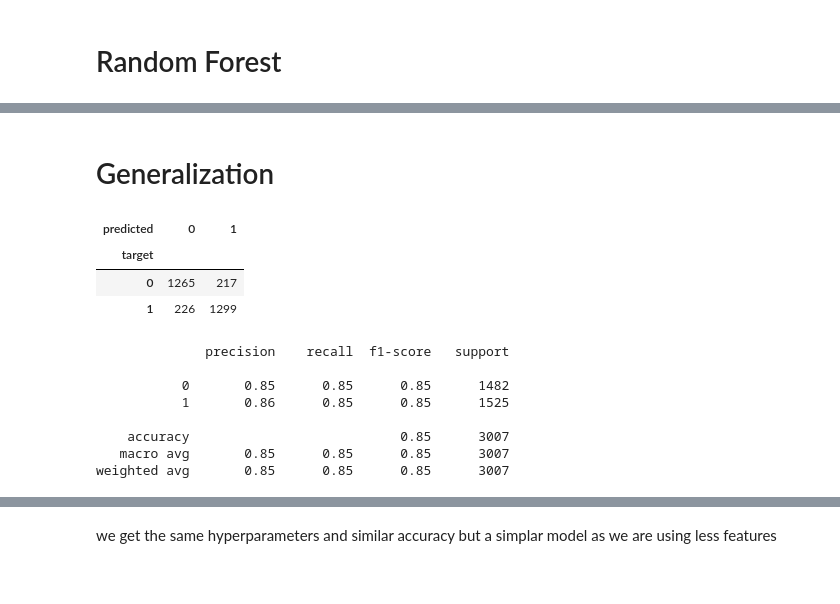
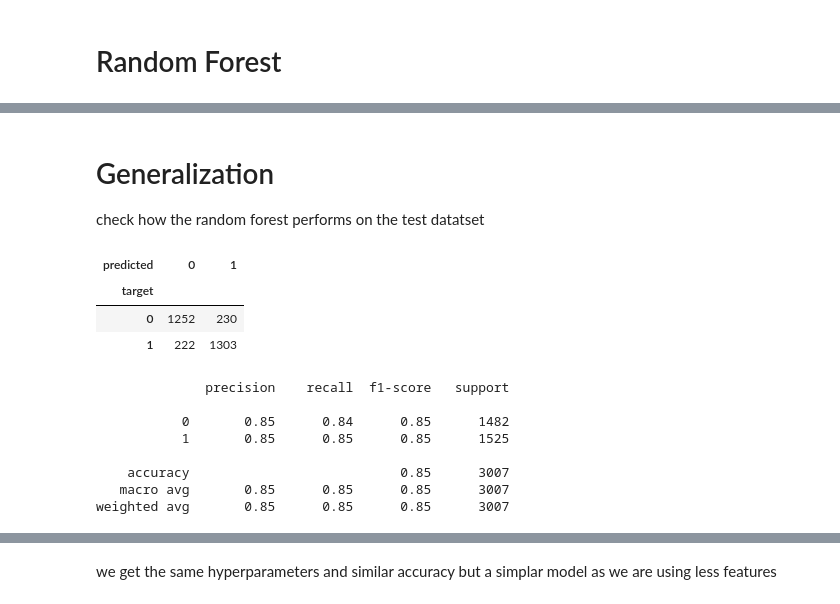
Before and after one commit to jezu1/ML_NASAProject, a Jupyter notebook: Machine_Learning_final_version.ipynb, the cells around one changed output, grey strips where cells are left out. Saved outputs shown, nothing was run; the diff lists cells and outputs as text; code cells hidden in the pictures.

```diff
--- a/Machine_Learning_final_version.ipynb
+++ b/Machine_Learning_final_version.ipynb
@@ -229,5 +177,7 @@ the following columns are useless for predictions and can be dropped
 # %%
-#drop for prediction useless columns (names, etc) useless columns
+#drop for prediction useless columns (names, etc)
 df_nasa.drop(columns=['KepID','KOIName','KeplerName', \
                     'ExoplanetArchiveDisposition','TCEDeliver',\
-                    'TCEPlanetNumber','DispositionUsingKeplerData'], inplace=True)
+                    'TCEPlanetNumber','DispositionUsingKeplerData',
+                     'NotTransit-LikeFalsePositiveFlag','koi_fpflag_ss',
+                     'CentroidOffsetFalsePositiveFlag','EphemerisMatchIndicatesContaminationFalsePositiveFlag'], inplace=True)
@@ -343,6 +288,3 @@ to be able to sum the values we first have to impute the missing values as some
-# %%
-#drop flags (still not hundered percent sure about this one)
-df_nasa.drop(columns=['NotTransit-LikeFalsePositiveFlag','koi_fpflag_ss','CentroidOffsetFalsePositiveFlag','EphemerisMatchIndicatesContaminationFalsePositiveFlag'], inplace=True)
 # %% [markdown]
 # Split data in train and test
 # %%
@@ -570,13 +505,15 @@ result_df = append_results('Logistic Regression','Performed feature selection',
 
 perform backward feature selection so iteratively reduce number of features by removing the one with the least gain
 # %%
-logreg = LogisticRegressionCV(Cs=10, random_state=1, cv = 5, scoring = 'accuracy',max_iter=5000)
+#us logistis regression with the in the previous step optimized hyperparameter 'C'
+logreg = LogisticRegression(C=best_C,max_iter=5000)
 
 # Sequential Backward Selection
 sbs = SFS(logreg,
           forward=False,
           floating=False,
           k_features=1,
+          cv = 3,
           scoring='accuracy')
 # Perform feature selection
 sbs = sbs.fit(X_train, y_train)
@@ -623,6 +576,7 @@ def select_features(numpy_array,column_labels,feature_list):
     df = df.iloc[:, feature_list]
     return df
 # %%
+#gove dataframe the correct column labels to be able to print the names of the most important features
 column_labels = ['OrbitalPeriod_days',
  'TransitEpoch_BKJD',
  'ImpactParamete',
@@ -650,7 +604,7 @@ column_labels = ['OrbitalPeriod_days',
  'StellarRadiusUnc_Solarradii']
 
 #Select the indexes of the 10 most important features and create a test and train data set only with them
-feature_indexes = list(df_log_reg_result[10]['feature_idx'])
+feature_indexes = list(df_log_reg_result[13]['feature_idx'])
 df_X_train = select_features(X_train,column_labels,feature_indexes)
 df_X_test = select_features(X_test,column_labels,feature_indexes)
 
@@ -911,2 +887,0 @@ result_df = append_results('Random Forrest','With Hyperparameter optimization',
-# %% [markdown]
-# Generalization
@@ -913,20 +891,26 @@ result_df = append_results('Random Forrest','With Hyperparameter optimization',
+# %% [markdown]
+# Generalization
+
+check how the random forest performs on the test datatset
 # %%
-ran_forest = RandomForestClassifier(criterion = 'entropy' , max_depth = 200, n_estimators = 300)
+# create random forest with the optimal hyperparameters
+ran_forest = RandomForestClassifier(criterion = 'entropy' , max_depth = None, n_estimators = 100)
+# get predictions
 y_pred = ran_forest.fit(X_train, y_train).predict(X_test)
 
 confusion(y_test, pd.Series(y_pred))
 # %% [output]
 | predicted | 0 | 1 |
 | target |  |  |
-| 0 | 1265 | 217 |
-| 1 | 226 | 1299 |
+| 0 | 1252 | 230 |
+| 1 | 222 | 1303 |
 # %%
 print(classification_report(y_test, y_pred))
 # %% [output]
               precision    recall  f1-score   support
 
-           0       0.85      0.85      0.85      1482
-           1       0.86      0.85      0.85      1525
+           0       0.85      0.84      0.85      1482
+           1       0.85      0.85      0.85      1525
 
     accuracy                           0.85      3007
    macro avg       0.85      0.85      0.85      3007
```
Also changed, not shown: parts of 111 cells of this notebook.
